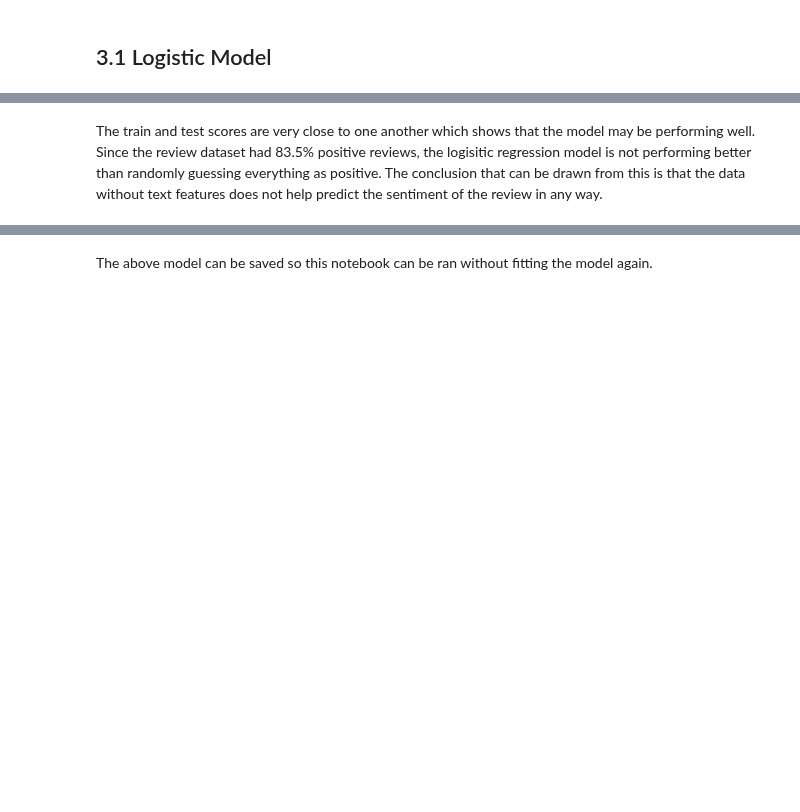
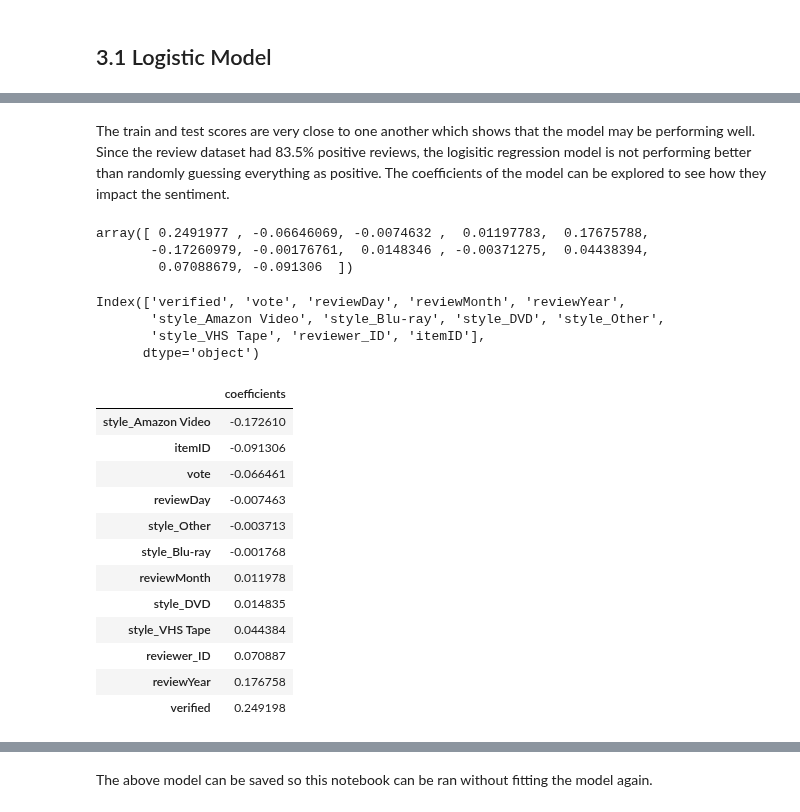
Before and after one commit to JTruong3/Amazon-Product-Recommender, a Jupyter notebook: 2_Modelling without text data.ipynb, the cells around one changed output, grey strips where cells are left out. Drawn from its saved outputs; the diff is of its cells as text; code cells hidden in the pictures; blank space fills up the shorter version.

```diff
--- a/2_Modelling_Without_Text_Data.ipynb
+++ b/2_Modelling without text data.ipynb
@@ -126,2 +139,36 @@ Test score: 0.835004852036442
 # %% [markdown]
-The train and test scores are very close to one another which shows that the model may be performing well. Since the review dataset had 83.5% positive reviews, the logisitic regression model is not performing better than randomly guessing everything as positive. The conclusion that can be drawn from this is that the data without text features does not help predict the sentiment of the review in any way.
+The train and test scores are very close to one another which shows that the model may be performing well. Since the review dataset had 83.5% positive reviews, the logisitic regression model is not performing better than randomly guessing everything as positive. The coefficients of the model can be explored to see how they impact the sentiment.
+# %%
+# Determine the model coefficients
+logreg.coef_[0]
+# %% [output]
+array([ 0.2491977 , -0.06646069, -0.0074632 ,  0.01197783,  0.17675788,
+       -0.17260979, -0.00176761,  0.0148346 , -0.00371275,  0.04438394,
+        0.07088679, -0.091306  ])
+# %%
+# Show which column the coefficient is refering to.
+X_train.columns
+# %% [output]
+Index(['verified', 'vote', 'reviewDay', 'reviewMonth', 'reviewYear',
+       'style_Amazon Video', 'style_Blu-ray', 'style_DVD', 'style_Other',
+       'style_VHS Tape', 'reviewer_ID', 'itemID'],
+      dtype='object')
+# %%
+coeff_df = pd.DataFrame({"coefficients": logreg.coef_[0]}, index = X_train.columns).sort_values('coefficients', ascending = True)
+
+# Check results
+coeff_df
+# %% [output]
+|  | coefficients |
+| style_Amazon Video | -0.172610 |
+| itemID | -0.091306 |
+| vote | -0.066461 |
+| reviewDay | -0.007463 |
+| style_Other | -0.003713 |
+| style_Blu-ray | -0.001768 |
+| reviewMonth | 0.011978 |
+| style_DVD | 0.014835 |
+| style_VHS Tape | 0.044384 |
+| reviewer_ID | 0.070887 |
+| reviewYear | 0.176758 |
+| verified | 0.249198 |
```
Also changed, not shown: parts of 7 cells of this notebook.
